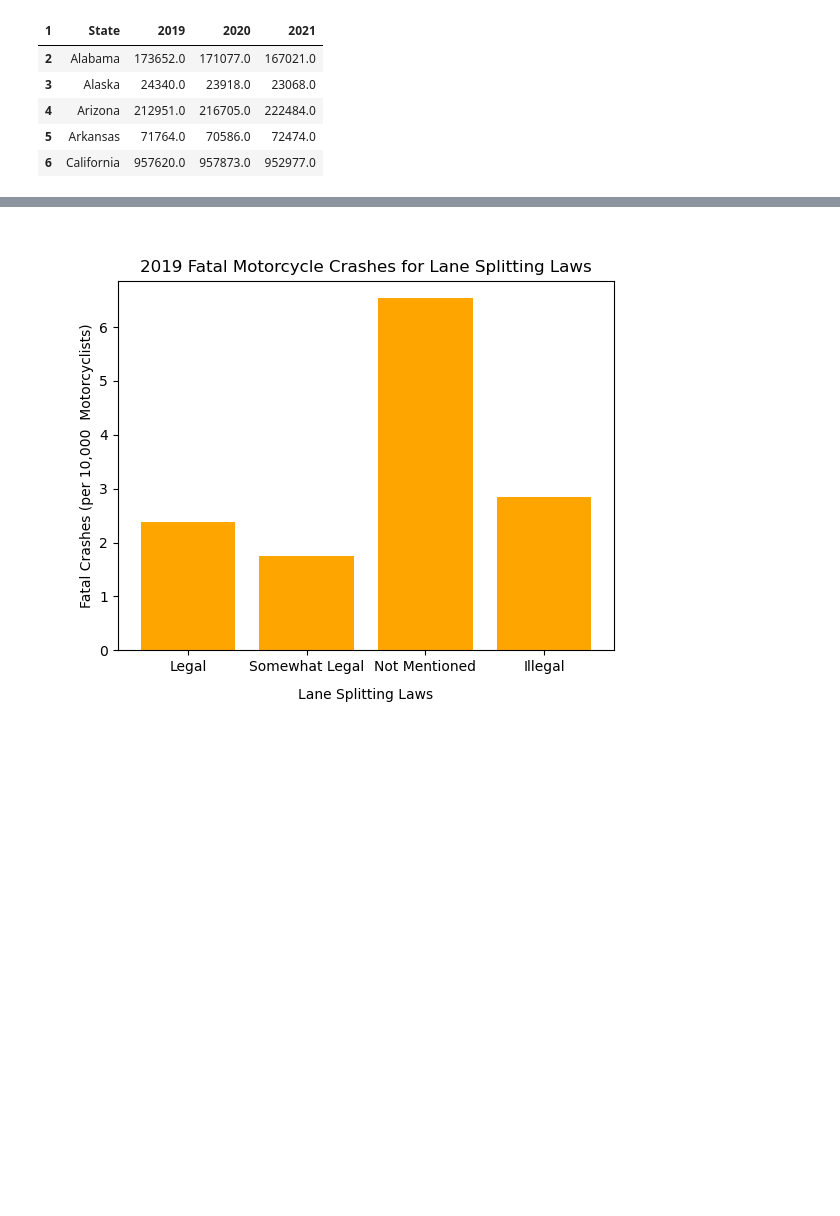
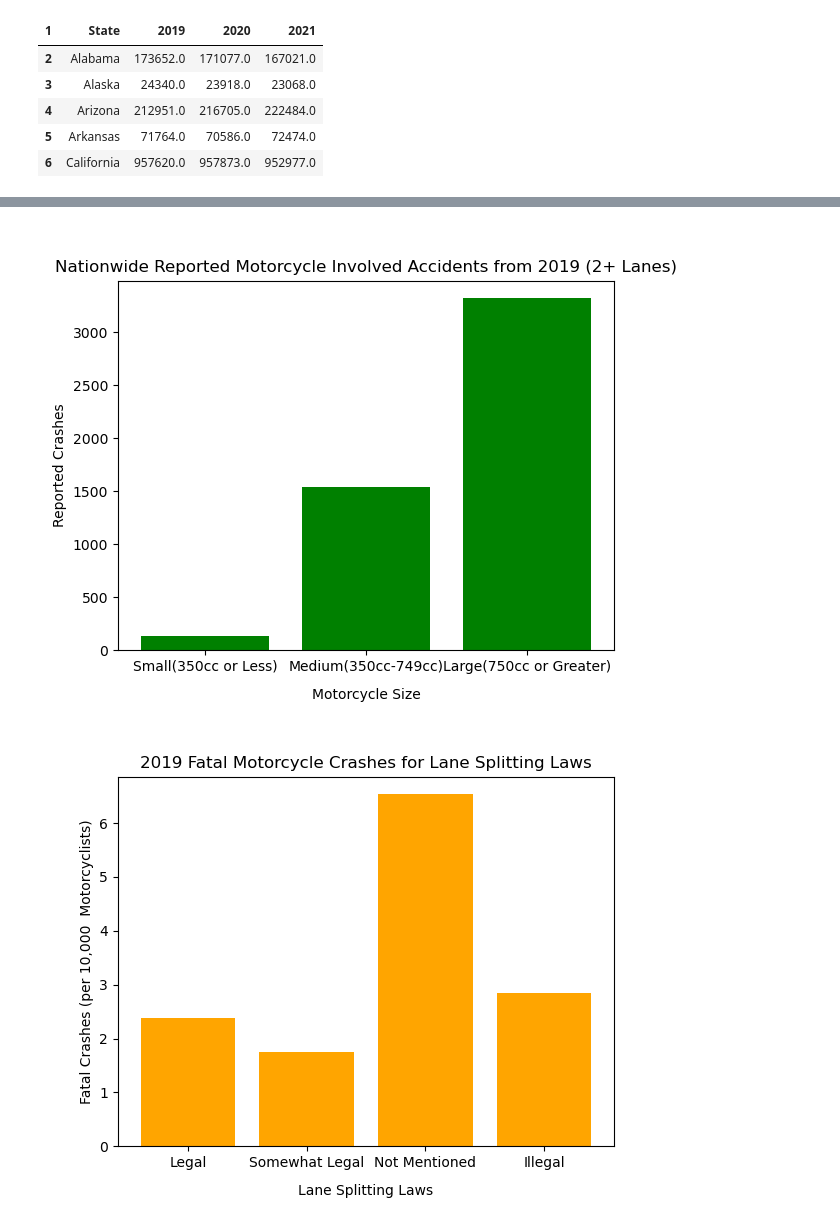
Before and after one commit to CalvinPedigo/Data-Analyst-Project-1, a Jupyter notebook: Notebook_structor.ipynb, the cells around one changed output, grey strips where cells are left out. Cells and saved outputs as stored; diff of their text form; code cells hidden in the pictures; blank space fills up the shorter version.

Commit message:
made the first graph and successfully separated engine sizes

```diff
--- a/Notebook_structor.ipynb
+++ b/Notebook_structor.ipynb
@@ -94,3 +94,28 @@ illegal_reg_2019 = illegal_reg.iloc[:, 1].sum()
 illegal_reg_2020 = illegal_reg.iloc[:,2].sum()
 illegal_reg_2021 = illegal_reg.iloc[:,3].sum()
 illegal_reg_total = illegal_reg_2019 + illegal_reg_2020 + illegal_reg_2021
+# %%
+# Motorcycle type affects safety of lane splitting (Calvin)
+
+# Cleaning the data into the important bits
+cleaned2019 = vehicle2019_df[['STATENAME','MONTHNAME','BODY_TYPNAME','DEATHS','BODY_TYP','OWNER','MAK_MODNAME','HARM_EVNAME', 'MAN_COLLNAME',
+                               'VNUM_LAN']]
+cleaned2020 = vehicle2020_df[['STATENAME','MONTHNAME','BODY_TYPNAME','DEATHS','BODY_TYP','OWNER','MAK_MODNAME','HARM_EVNAME', 'MAN_COLLNAME',
+                               'VNUM_LAN']]
+cleaned2021 = vehicle2021_df[['STATENAME','MONTHNAME','BODY_TYPNAME','DEATHS','BODY_TYP','OWNER','MAK_MODNAME','HARM_EVNAME', 'MAN_COLLNAME',
+                               'VNUM_LAN']]
+
+
+# Renaming columns and filtering them
+new_names = {"HARM_EVNAME": "Accident Type", "MAN_COLLNAME": "Vehicle Crash Description", "VNUM_LAN": "Lanes Involved",
+             "BODY_TYP": "Vehicle Type ID", "STATENAME": "State Name", "MONTHNAME": "Month Name", "BODY_TYPNAME": "Body Type",
+             "DEATHS":"Deaths", "OWNER": "Owner", "MAK_MODNAME": "Make and Model"}
+fixed2019 = cleaned2019.rename(columns=new_names)
+fixed2020 = cleaned2020.rename(columns=new_names)
+fixed2021 = cleaned2021.rename(columns=new_names)
+
+# Filtering for motorcycles and more than 1 lane involved
+filtered2019 = fixed2019[(fixed2019['Vehicle Type ID'].astype(int).between(80, 87)) & (fixed2019['Lanes Involved'] != 1)]
+filtered2020 = fixed2020[(fixed2020['Vehicle Type ID'].astype(int).between(80, 87)) & (fixed2020['Lanes Involved'] != 1)]
+filtered2021 = fixed2021[(fixed2021['Vehicle Type ID'].astype(int).between(80, 87)) & (fixed2021['Lanes Involved'] != 1)]
+filtered2021.head(5)
@@ -96,0 +164,21 @@ illegal_reg_total = illegal_reg_2019 + illegal_reg_2020 + illegal_reg_2021
+# %%
+# Motorcycle type affects safety of lane splitting (Calvin)
+
+# Creating a bar graph that shows overall nationwide crashes for different types of motorcycles
+small_total_2019 = small2019['Engine Size Category'].count()
+medium_total_2019 = medium2019['Engine Size Category'].count()
+large_total_2019 = large2019['Engine Size Category'].count()
+
+xnames = ["Small(350cc or Less)", "Medium(350cc-749cc)", "Large(750cc or Greater)"]
+info = [small_total_2019, medium_total_2019, large_total_2019]
+x_ticks = [value for value in xnames]
+
+fig, ax = plt.subplots()
+ax.bar(xnames, info, color = 'g')
+ax.set_xticks(x_ticks)
+ax.set_title("Nationwide Reported Motorcycle Involved Accidents from 2019 (2+ Lanes)")
+ax.set_xlabel("Motorcycle Size", labelpad= 10)
+ax.set_ylabel("Reported Crashes")
+plt.show()
+# %% [output]
+[figure, added]
```
Also changed, not shown: parts of 5 cells of this notebook.
